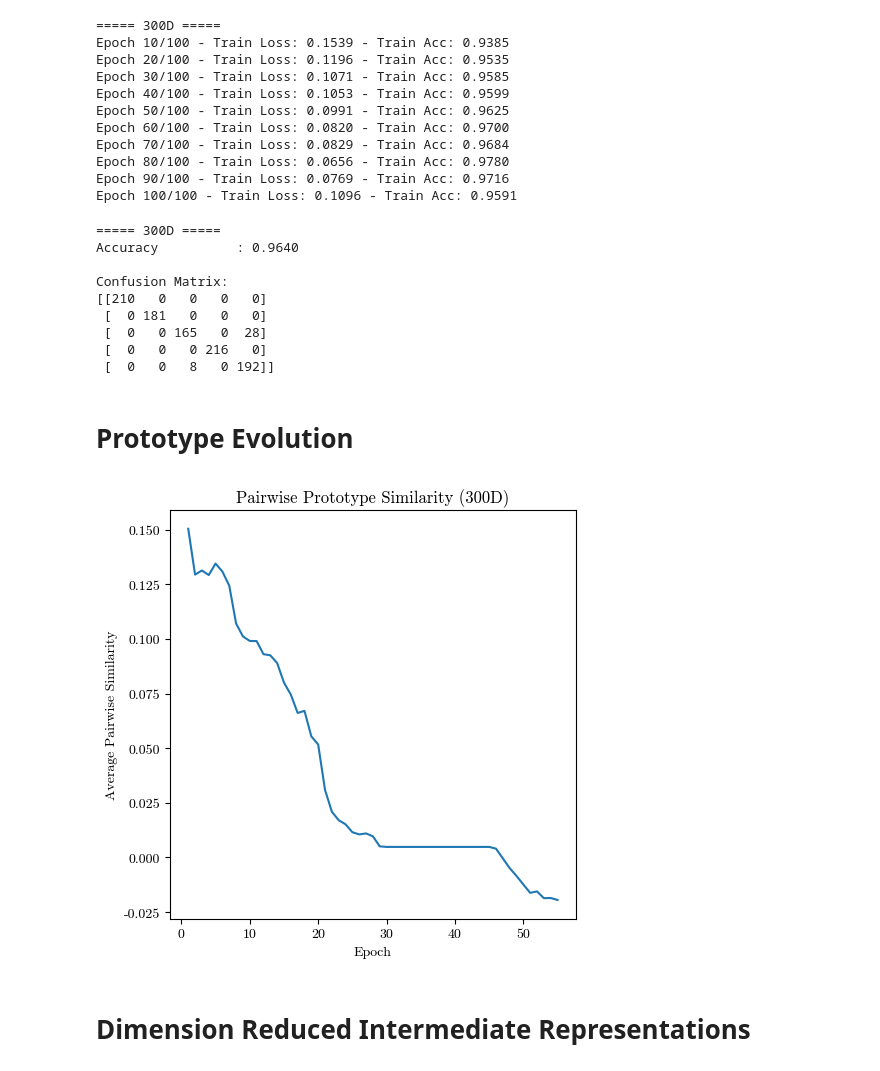
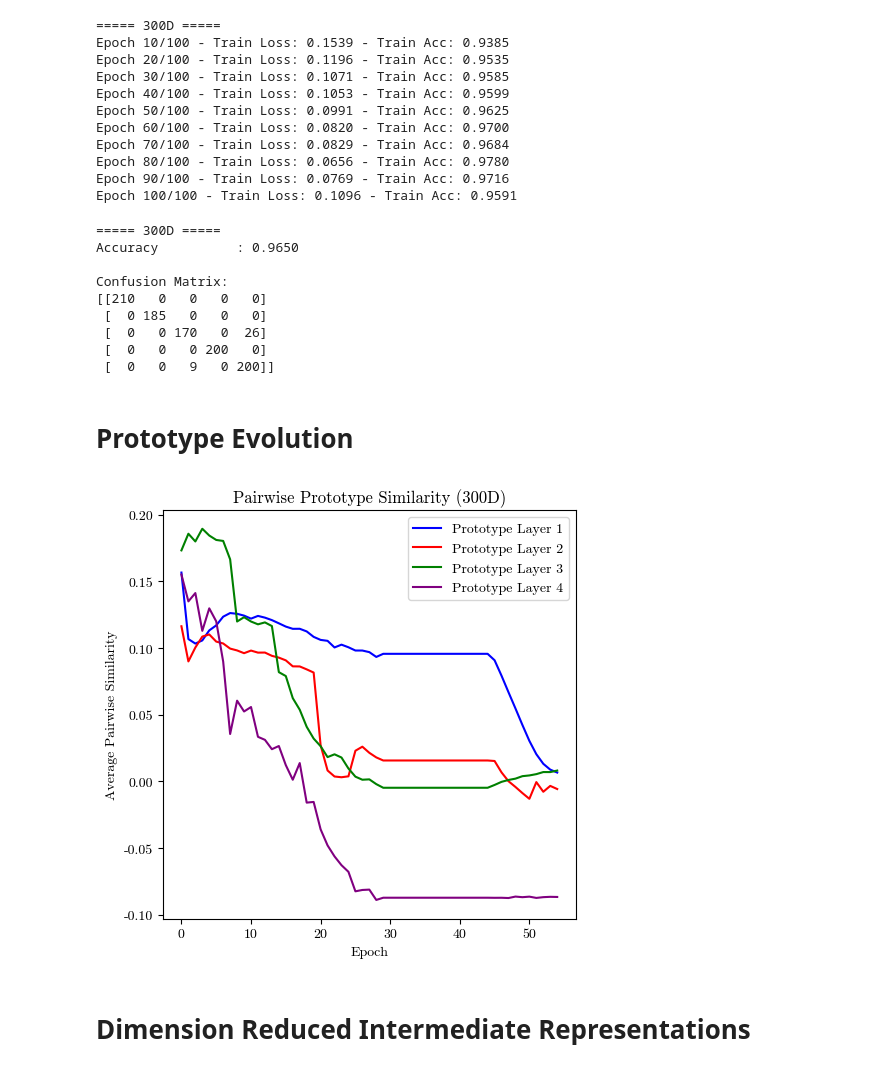
Before and after one commit to haiyan-wang/proto-tsrl, a Jupyter notebook: src/experiments/synthetic_univariate/periodic_experiments.ipynb, the cells around one changed output. Drawn from its saved outputs; the diff is of its cells as text; code cells hidden in the pictures.

Commit message:
regenerated some figures

```diff
--- a/src/experiments/synthetic_univariate/periodic_experiments.ipynb
+++ b/src/experiments/synthetic_univariate/periodic_experiments.ipynb
@@ -123,9 +117,9 @@ cuda:0
 # %%
 ### LOAD DATA
 
-with np.load("/content/drive/MyDrive/Duke/Senior Year/Thesis/data/periodic_univariate.npz", allow_pickle = True) as data:
+with np.load("/content/drive/MyDrive/Duke/Senior Year/Thesis/data/periodic.npz", allow_pickle = True) as data:
     series = list(data["series"])
-y = np.loadtxt("/content/drive/MyDrive/Duke/Senior Year/Thesis/data/periodic_univariate_labels.csv", delimiter = ',')
+y = np.loadtxt("/content/drive/MyDrive/Duke/Senior Year/Thesis/data/periodic_labels.csv", delimiter = ',')
 
 # shuffle
 rng = np.random.default_rng(SEED)
@@ -405,57 +399,58 @@ mlpclf_eval(
 )
 # %% [output]
 ===== 300D =====
-Accuracy          : 0.9640
+Accuracy          : 0.9650
 
 Confusion Matrix:
 [[210   0   0   0   0]
- [  0 181   0   0   0]
- [  0   0 165   0  28]
- [  0   0   0 216   0]
- [  0   0   8   0 192]]
+ [  0 185   0   0   0]
+ [  0   0 170   0  26]
+ [  0   0   0 200   0]
+ [  0   0   9   0 200]]
 # %% [markdown]
 # Prototype Evolution
 # %%
+@torch.no_grad()
 def prototype_evolution(dim):
 
-    epoch_sims = [[] for _ in range(len(model.prototype_layers))]
+    epoch_sims = [[] for _ in range(4)]
 
     for epoch, m in MODELS[dim].items():
         if isinstance(m, nn.DataParallel):
             model = m.module
         else:
             model = m
 
         epoch_num = int(epoch[5:])
 
         for layer_idx, prototype_layer in enumerate(model.prototype_layers):
             prototype_vectors = prototype_layer.prototype_vectors
             sim = _pairwise_cos_sim(prototype_vectors, prototype_vectors, eps = 1e-8)
 
             n = sim.size(0)
             if n < 2:
                 return sim.new_tensor(0.0)
 
             off_diag_mask = ~torch.eye(n, dtype = torch.bool, device = sim.device)
             off_diag = sim[off_diag_mask]
-            epoch_sims[layer_idx].append(off_diag.mean())
+            epoch_sims[layer_idx].append(off_diag.mean().cpu())
 
     return epoch_sims
 
-fig, axs = plt.subplots(1, len(REPR_DIMS), figsize = (5, 5), tight_layout = True)
+fig, ax = plt.subplots(1, len(REPR_DIMS), figsize = (5, 5), tight_layout = True)
 
 for i, dim in enumerate(REPR_DIMS):
     sims = prototype_evolution(dim)
-    colors = plt.cm.jet(np.linspace(0, 1, len(sims)))
+    colors = ['blue', 'red', 'green', 'purple']
     for layer_idx, layer_sims in enumerate(sims):
-        axs[i].plot(layer_sims, color = colors[layer_idx], label = f'Prototype Layer {layer_idx + 1}')
+        ax.plot(layer_sims, color = colors[layer_idx], label = f'Prototype Layer {layer_idx + 1}')
 
-    axs[i].set_title(f'Pairwise Prototype Similarity ({dim}D)')
-    axs[i].set_xlabel('Epoch')
-    axs[i].set_ylabel('Average Pairwise Similarity')
-    axs[i].legend(loc = 'upper right')
+    ax.set_title(f'Pairwise Prototype Similarity ({dim}D)')
+    ax.set_xlabel('Epoch')
+    ax.set_ylabel('Average Pairwise Similarity')
+    ax.legend(loc = 'upper right')
 # %% [output]
-[figure, old version]
+[figure, new version]
 # %% [markdown]
 # Dimension Reduced Intermediate Representations
 # %%
```
Also changed, not shown: parts of 8 cells of this notebook.
